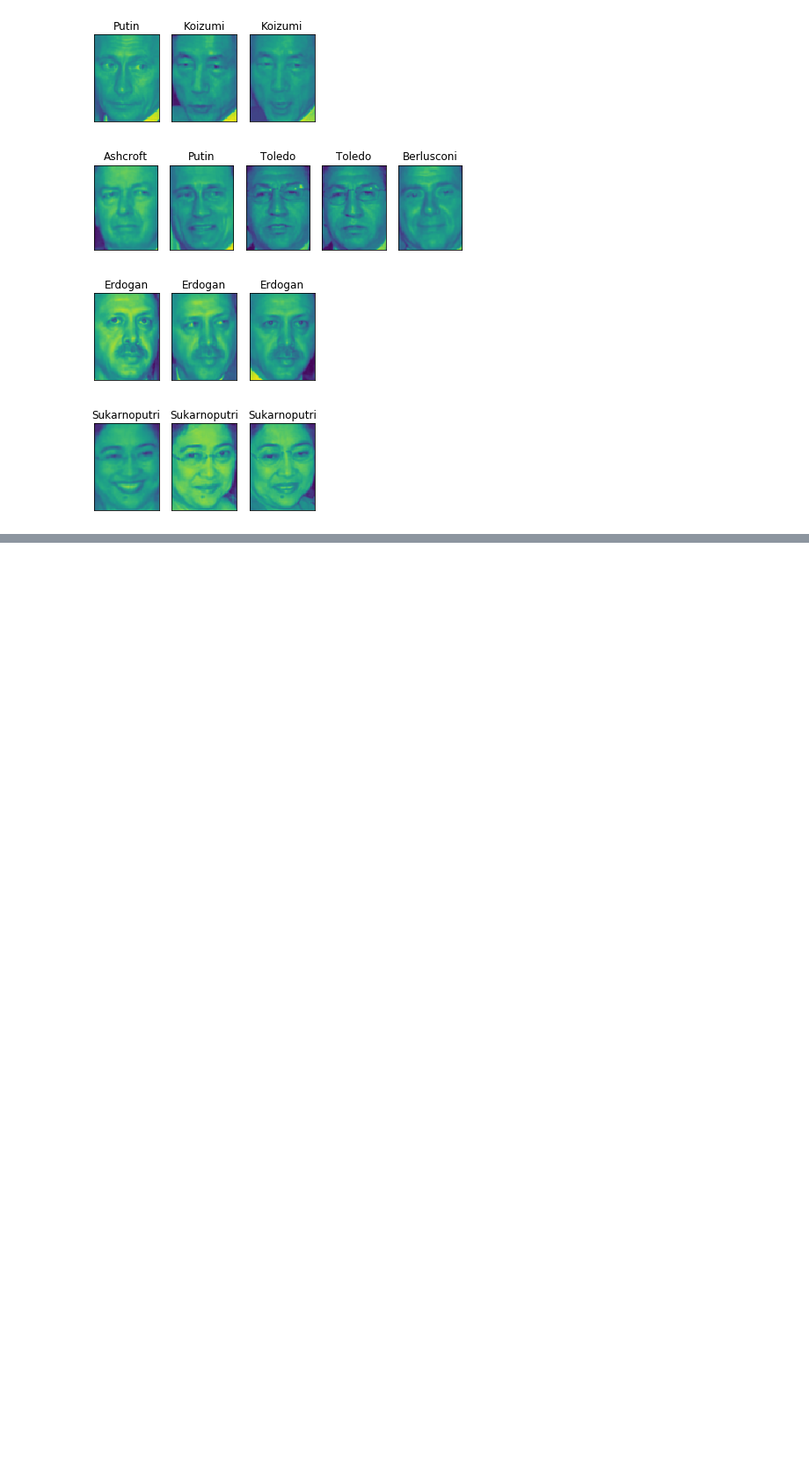
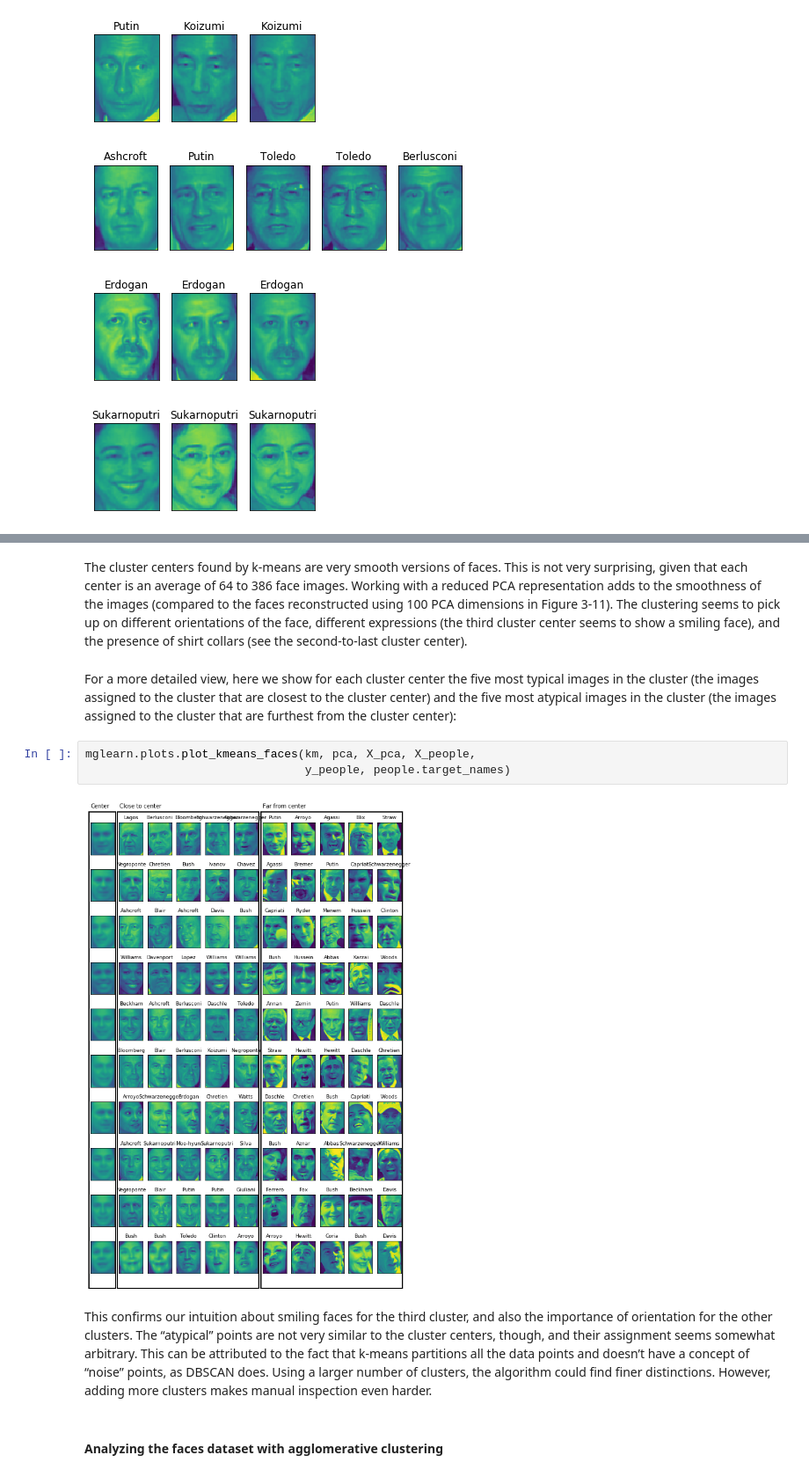
Before and after one commit to carlhinderer/python-ml-intro, a Jupyter notebook: notebooks/03_unsupervised_learning/i_comparing_cluster_algorithms.ipynb, the cells around one changed output, grey strips where cells are left out. Shown at 88% size. Drawn from its saved outputs; the diff is of its cells as text; blank space fills up the shorter version.

```diff
--- a/notebooks/03_unsupervised_learning/i_comparing_cluster_algorithms.ipynb
+++ b/notebooks/03_unsupervised_learning/i_comparing_cluster_algorithms.ipynb
@@ -275,0 +304,13 @@ for cluster in range(max(labels) + 1):
+# %% [markdown]
+The cluster centers found by k-means are very smooth versions of faces. This is not very surprising, given that each center is an average of 64 to 386 face images. Working with a reduced PCA representation adds to the smoothness of the images (compared to the faces reconstructed using 100 PCA dimensions in Figure 3-11). The clustering seems to pick up on different orientations of the face, different expressions (the third cluster center seems to show a smiling face), and the presence of shirt collars (see the second-to-last cluster center).
+# %% [markdown]
+For a more detailed view, here we show for each cluster center the five most typical images in the cluster (the images assigned to the cluster that are closest to the cluster center) and the five most atypical images in the cluster (the images assigned to the cluster that are furthest from the cluster center):
+# %%
+mglearn.plots.plot_kmeans_faces(km, pca, X_pca, X_people,
+                                y_people, people.target_names)
+# %% [output]
+[figure, added]
+# %% [markdown]
+This confirms our intuition about smiling faces for the third cluster, and also the importance of orientation for the other clusters. The “atypical” points are not very similar to the cluster centers, though, and their assignment seems somewhat arbitrary. This can be attributed to the fact that k-means partitions all the data points and doesn’t have a concept of “noise” points, as DBSCAN does. Using a larger number of clusters, the algorithm could find finer distinctions. However, adding more clusters makes manual inspection even harder.
+# %% [markdown]
+#### Analyzing the faces dataset with agglomerative clustering
```
Also changed, not shown: parts of 9 cells of this notebook.
